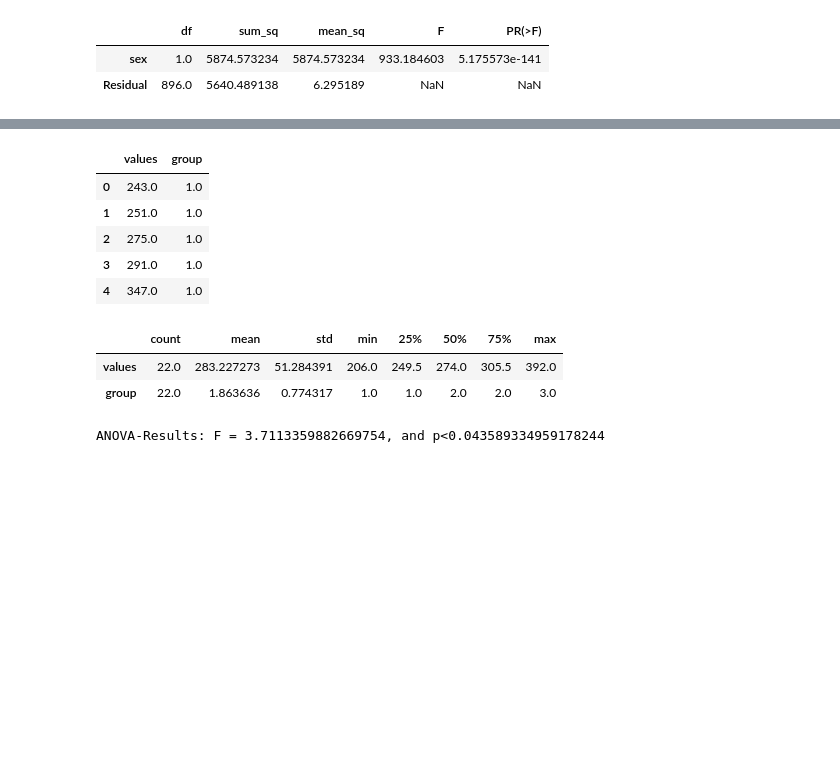
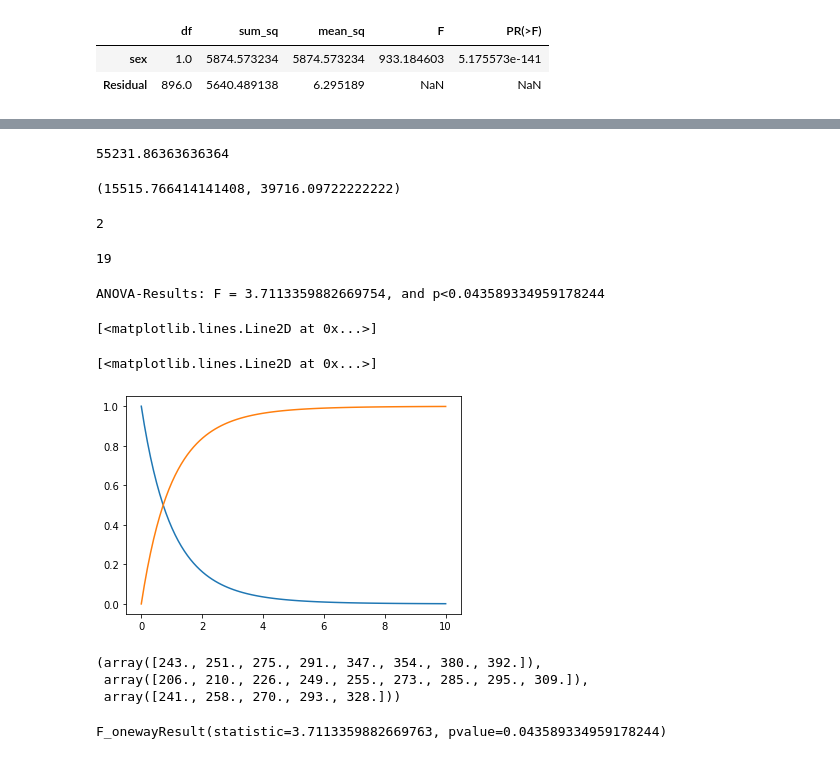
Before and after one commit to longfengpili/statsintro_python, a Jupyter notebook: 第八章数值型数据的均值检验.ipynb, the cells around one changed output, grey strips where cells are left out. Cells and saved outputs as stored; diff of their text form; code cells hidden in the pictures; blank space fills up the shorter version.

Commit message:
anova

```diff
--- a/第八章数值型数据的均值检验.ipynb
+++ b/第八章数值型数据的均值检验.ipynb
@@ -410,37 +434,52 @@ ANOVA with "statsmodels" ------------------------------
+# %%
+# The "total sum-square" is the squared deviation from the mean
+ss_total = np.sum((df['values']-df['values'].mean())**2)
+ss_total
+# %% [output]
+55231.86363636364
 # %%
-inFile = './ISP/Code_Quantlets/08_TestsMeanValues/anovaOneway/altman_910.txt'
-data = np.genfromtxt(inFile, delimiter=',')
-
-# Convert them to pandas-forman and group them by their group value
-df = pd.DataFrame(data, columns=['values', 'group'])
-df[:5]
-df.describe().T
 groups = df.groupby('group')
-
-# The "total sum-square" is the squared deviation from the mean
-ss_total = np.sum((df['values']-df['values'].mean())**2)
-
 # Calculate ss_treatment and  ss_error
 (ss_treatments, ss_error) = (0, 0)
 for val, group in groups:
     ss_error += sum((group['values'] - group['values'].mean())**2)
     ss_treatments += len(group) * (group['values'].mean() - df['values'].mean())**2
+(ss_treatments, ss_error)
 
 df_groups = len(groups)-1
+df_groups
 df_residuals = len(data)-len(groups)
+df_residuals
 F = (ss_treatments/df_groups) / (ss_error/df_residuals)
 df = stats.f(df_groups,df_residuals)
 p = df.sf(F)
 
 print(('ANOVA-Results: F = {0}, and p<{1}'.format(F, p)))
 # %% [output]
-|  | values | group |
-| 0 | 243.0 | 1.0 |
-| 1 | 251.0 | 1.0 |
-| 2 | 275.0 | 1.0 |
-| 3 | 291.0 | 1.0 |
-| 4 | 347.0 | 1.0 |
-|  | count | mean | std | min | 25% | 50% | 75% | max |
-| values | 22.0 | 283.227273 | 51.284391 | 206.0 | 249.5 | 274.0 | 305.5 | 392.0 |
-| group | 22.0 | 1.863636 | 0.774317 | 1.0 | 1.0 | 2.0 | 2.0 | 3.0 |
-ANOVA-Results: F = 3.7113359882669754, and p<0.043589334959178244
+(15515.766414141408, 39716.09722222222)
+2
+19
+ANOVA-Results: F = 3.7113359882669754, and p<0.043589334959178244
+# %%
+x = np.linspace(0, 10, 100)
+y1 = df.sf(x)
+y2 = df.cdf(x)
+plt.plot(x, y1, label='sf')
+plt.plot(x, y2, label='cdf')
+# %% [output]
+[<matplotlib.lines.Line2D at 0x...>]
+[<matplotlib.lines.Line2D at 0x...>]
+[figure, added]
+# %%
+d1 = data[data[:,1] == 1][:, 0]
+d2 = data[data[:,1] == 2][:, 0]
+d3 = data[data[:,1] == 3][:, 0]
+d1,d2,d3
+# %% [output]
+(array([243., 251., 275., 291., 347., 354., 380., 392.]),
+ array([206., 210., 226., 249., 255., 273., 285., 295., 309.]),
+ array([241., 258., 270., 293., 328.]))
+# %%
+st.f_oneway(d1, d2, d3)
+# %% [output]
+F_onewayResult(statistic=3.7113359882669763, pvalue=0.043589334959178244)
```
Also changed, not shown: parts of 7 cells of this notebook.
